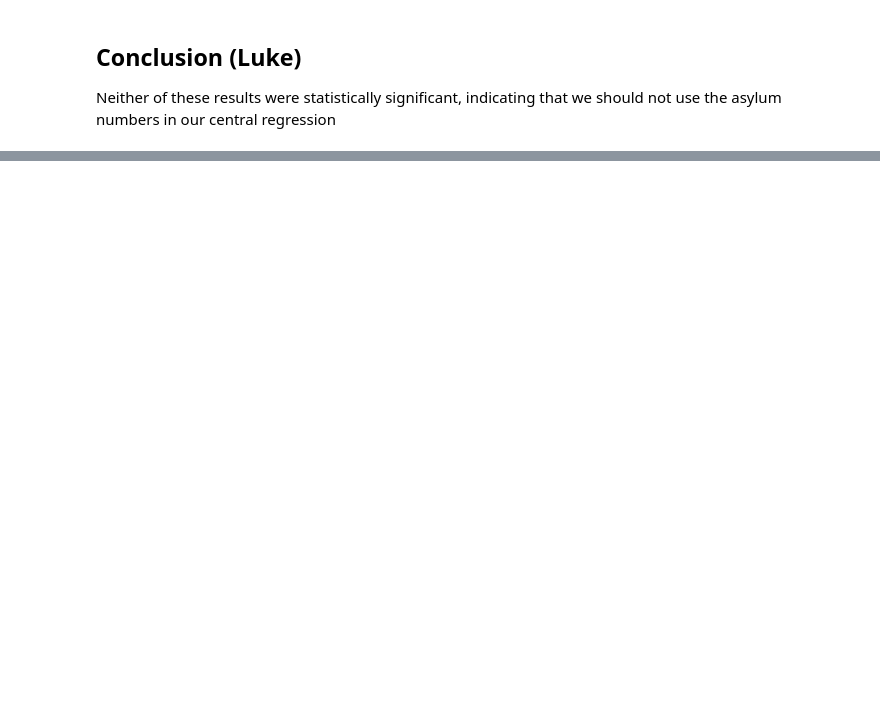
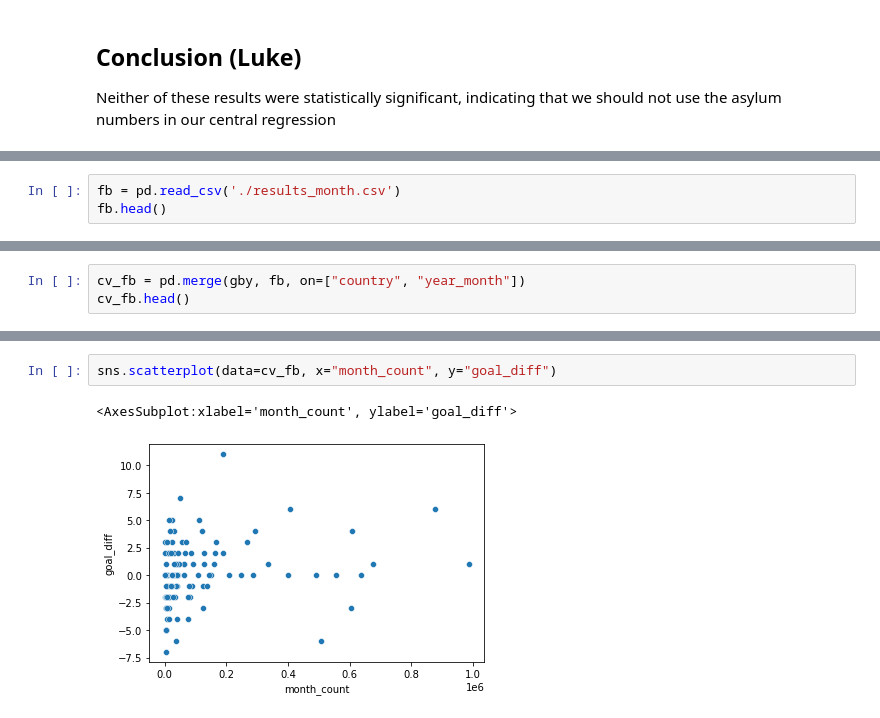
Before and after one commit to silva-nick/cs216-final, a Jupyter notebook: Central.ipynb, the cells around one changed output, grey strips where cells are left out. Cells and saved outputs as stored; diff of their text form; blank space fills up the shorter version.

```diff
--- a/Central.ipynb
+++ b/Central.ipynb
@@ -155,0 +216,3 @@ Neither of these results were statistically significant, indicating that we shou
+# %%
+fb = pd.read_csv('./results_month.csv')
+fb.head()
@@ -155,0 +226,3 @@ Neither of these results were statistically significant, indicating that we shou
+# %%
+cv_fb = pd.merge(gby, fb, on=["country", "year_month"])
+cv_fb.head()
@@ -155,0 +236,5 @@ Neither of these results were statistically significant, indicating that we shou
+# %%
+sns.scatterplot(data=cv_fb, x="month_count", y="goal_diff")
+# %% [output]
+<AxesSubplot:xlabel='month_count', ylabel='goal_diff'>
+[figure, added]
```
Also changed, not shown: parts of 33 cells of this notebook, 7 other files.
